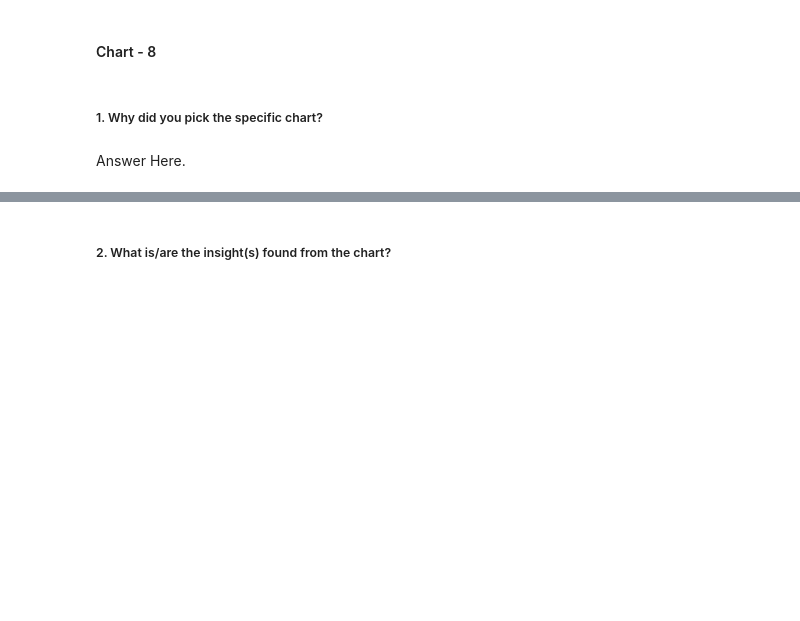
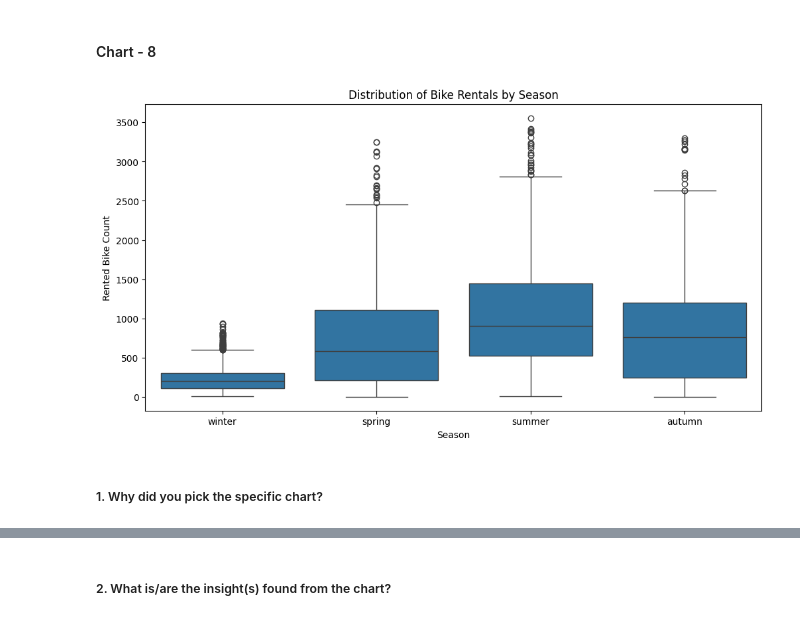
Before and after one commit to Programer1554/B.Tech-Semester-4-Data-Science-Project, a Jupyter notebook: Seoul_Bike_DF.ipynb, the cells around one changed output, grey strips where cells are left out. Saved outputs shown, nothing was run; the diff lists cells and outputs as text; code cells hidden in the pictures; blank space fills up the shorter version.

```diff
--- a/Seoul_Bike_DF.ipynb
+++ b/Seoul_Bike_DF.ipynb
@@ -563,4 +644,15 @@ Answer Here
+# %%
+# prompt: write code for only one type of bxplot
+
+import matplotlib.pyplot as plt
+# Chart visualization code
+plt.figure(figsize=(12, 6))
+sns.boxplot(x='Seasons', y='Rented Bike Count', data=bike_data_df)
+plt.title('Distribution of Bike Rentals by Season')
+plt.xlabel('Season')
+plt.ylabel('Rented Bike Count')
+plt.show()
+# %% [output]
+[figure, added]
 # %% [markdown]
 ##### 1. Why did you pick the specific chart?
-# %% [markdown]
-Answer Here.
```
Also changed, not shown: parts of 261 cells of this notebook.
